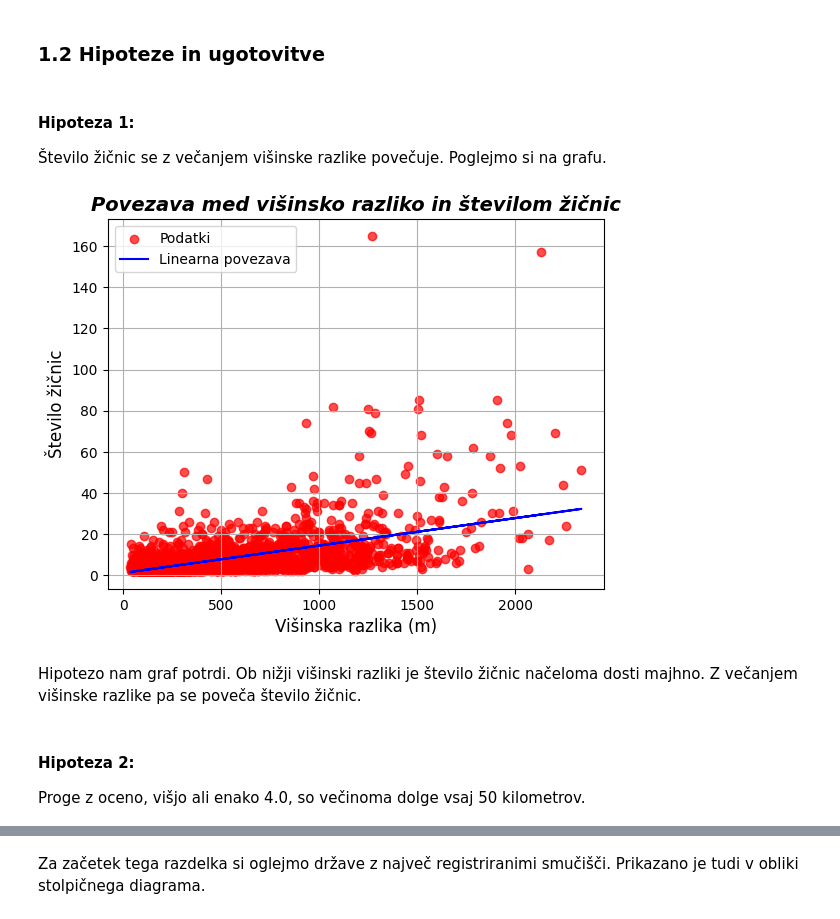
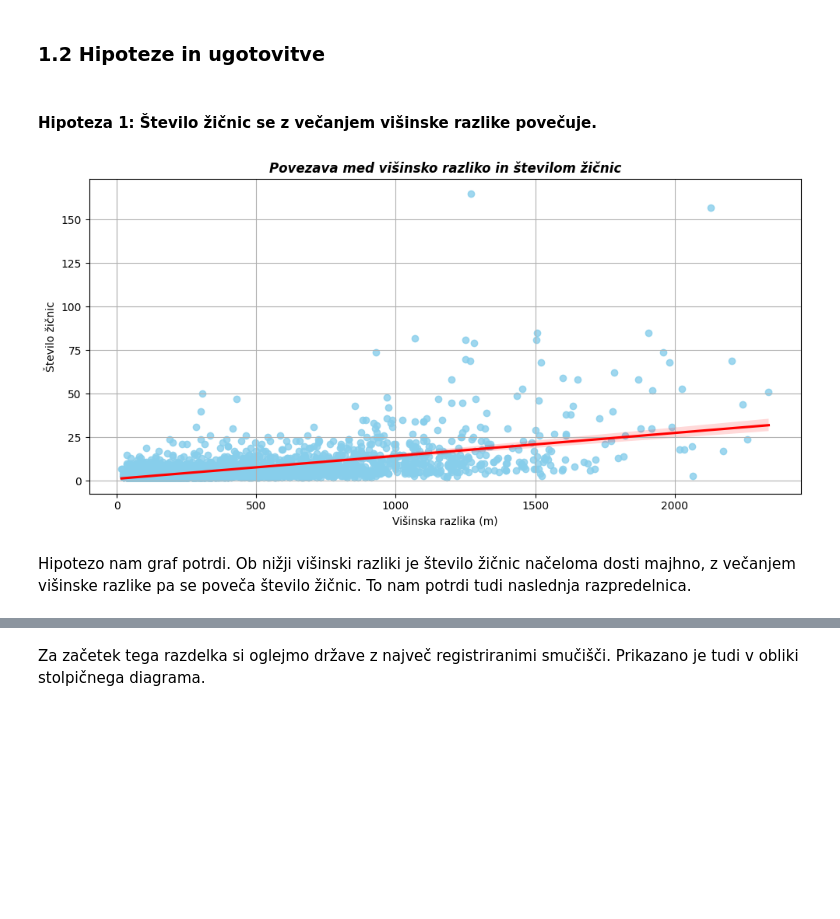
Before and after one commit to NejcZibret/ProjektnaNaloga2024, a Jupyter notebook: analiza.ipynb, the cells around one changed output, grey strips where cells are left out. Drawn from its saved outputs; the diff is of its cells as text; code cells hidden in the pictures; blank space fills up the shorter version.

```diff
--- a/analiza.ipynb
+++ b/analiza.ipynb
@@ -213,28 +338,21 @@ rezultat1.tail(10)
 # %% [markdown]
 # <h3>1.2 Hipoteze in ugotovitve</h3>
 # %% [markdown]
-<h4>Hipoteza 1:</h4> Število žičnic se z večanjem višinske razlike povečuje. Poglejmo si na grafu.
+<h4>Hipoteza 1: Število žičnic se z večanjem višinske razlike povečuje.</h4>
 # %%
-# za lažjo analizo odstranimo naN
-smucisca_pociscena2 = smucisca.dropna(subset=['višinska_razlika', 'žičnice'])
+# graf
+plt.figure(figsize=(10, 5))
 
-plt.scatter(smucisca_pociscena2['višinska_razlika'], smucisca_pociscena2['žičnice'], color='red', alpha=0.7, label='Podatki')
+sns.regplot(x='višinska_razlika', y='žičnice', data=smucisca, scatter_kws={'color': 'skyblue'}, line_kws={'color': 'red'})
 
-# linearnost
-m, b = np.polyfit(smucisca_pociscena2['višinska_razlika'], smucisca_pociscena2['žičnice'], 1)
-plt.plot(smucisca_pociscena2['višinska_razlika'], m * smucisca_pociscena2['višinska_razlika'] + b, color='blue', label='Linearna povezava')
+plt.title('Povezava med višinsko razliko in številom žičnic', fontsize=12, fontweight='bold', style='italic')
+plt.xlabel('Višinska razlika (m)', fontsize=10)
+plt.ylabel('Število žičnic', fontsize=10)
+plt.grid()
 
-# nastavljanje grafa
-plt.title('Povezava med višinsko razliko in številom žičnic', fontsize=14, fontweight='bold', style='italic')
-plt.xlabel('Višinska razlika (m)', fontsize=12)
-plt.ylabel('Število žičnic', fontsize=12)
-plt.grid(True)
-plt.legend()
-
+plt.tight_layout()
 plt.show()
 # %% [output]
-[figure, old version]
+[figure, new version]
 # %% [markdown]
-Hipotezo nam graf potrdi. Ob nižji višinski razliki je število žičnic načeloma dosti majhno. Z večanjem višinske razlike pa se poveča število žičnic.
+Hipotezo nam graf potrdi. Ob nižji višinski razliki je število žičnic načeloma dosti majhno, z večanjem višinske razlike pa se poveča število žičnic. To nam potrdi tudi naslednja razpredelnica.
-# %% [markdown]
-<h4>Hipoteza 2:</h4> Proge z oceno, višjo ali enako 4.0, so večinoma dolge vsaj 50 kilometrov.
```
Also changed, not shown: parts of 71 cells of this notebook, 6 other files.
